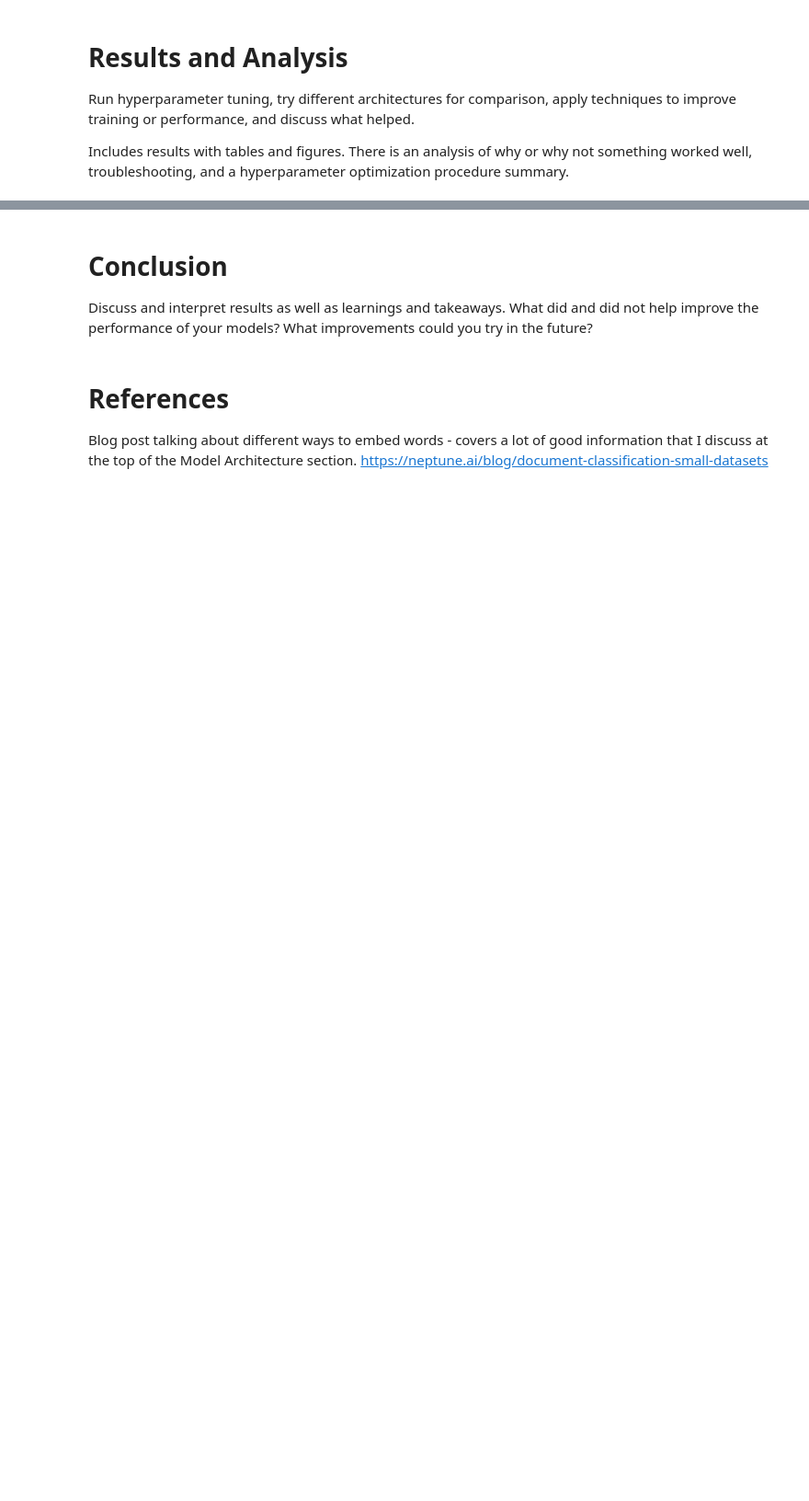
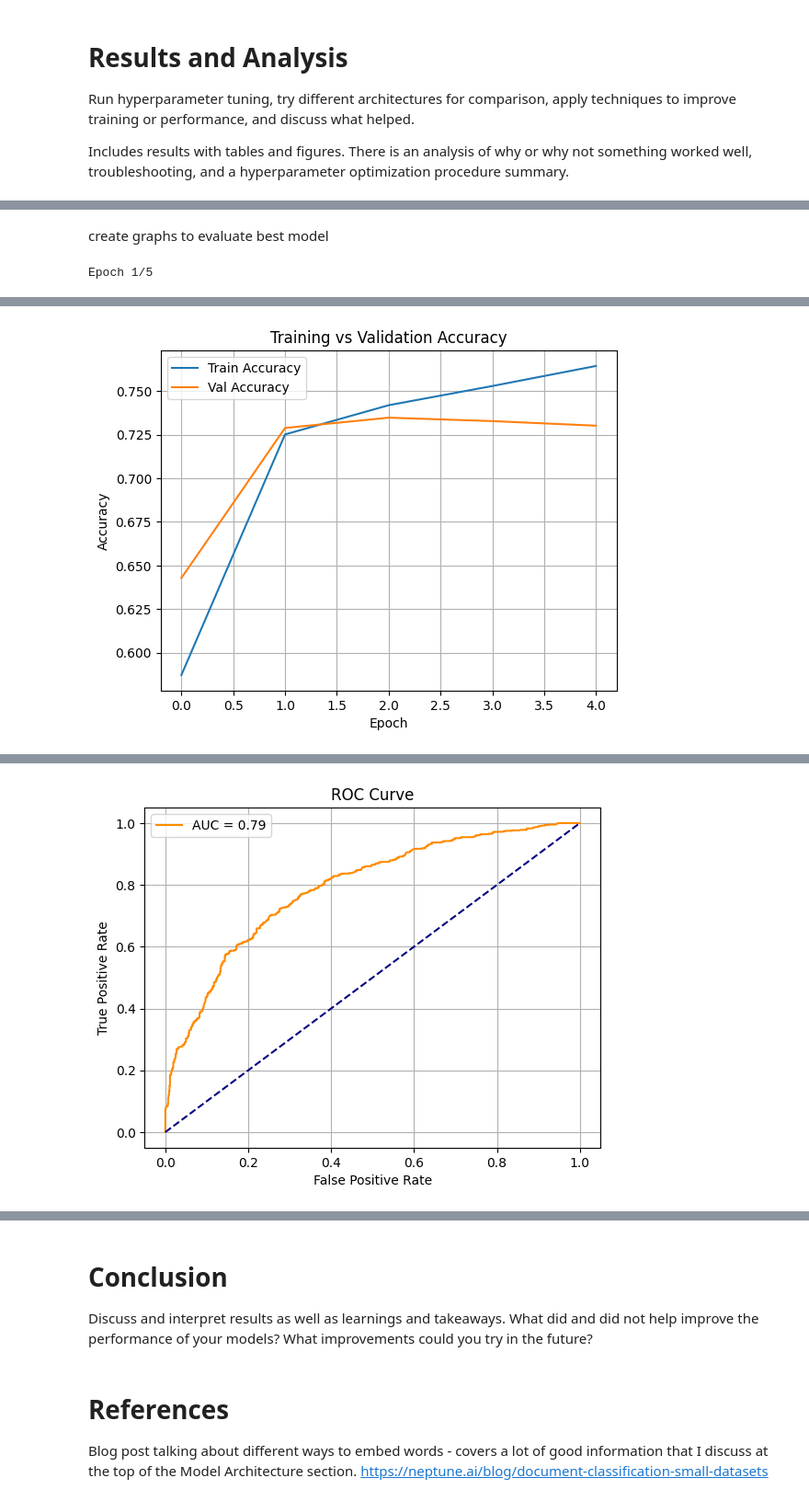
Before and after one commit to nickStanisic/Disaster-Detector, a Jupyter notebook: DisasterDetector.ipynb, the cells around one changed output, grey strips where cells are left out. Shown at 92% size. Saved outputs shown, nothing was run; the diff lists cells and outputs as text; code cells hidden in the pictures; blank space fills up the shorter version.

```diff
--- a/DisasterDetector.ipynb
+++ b/DisasterDetector.ipynb
@@ -272,0 +575,11 @@ Includes results with tables and figures. There is an analysis of why or why not
+# %%
+from keras_tuner.tuners import RandomSearch
+#use random to get a sampling of tuner options, there are 128 options. I'll sample 24 of them
+tuner = RandomSearch(
+    build_model,
+    objective='val_accuracy',
+    max_trials=24,
+    executions_per_trial=1,
+    directory='tuner_dir',
+    project_name='tune_lstm_dense_dropout_optimizer'
+)
@@ -272,0 +639,67 @@ Includes results with tables and figures. There is an analysis of why or why not
+# %% [markdown]
+create graphs to evaluate best model
+# %%
+from sklearn.metrics import roc_curve, auc, confusion_matrix, ConfusionMatrixDisplay
+#train best model
+X_val_dict = {
+    'text_input': X_text_val,
+    'keyword_input': X_keyword_val,
+    'location_input': X_location_val
+}
+X_train_dict = {
+    'text_input': X_text_train,
+    'keyword_input': X_keyword_train,
+    'location_input': X_location_train
+}
+
+best_hp = tuner.get_best_hyperparameters(1)[0]
+final_model = build_model(best_hp)  # Use your tuning build function
+
+history = final_model.fit(
+    x=X_train_dict,
+    y=y_train,
+    validation_data=(X_val_dict, y_val),
+    epochs=5,
+    batch_size=32
+)
+
+#accuracy val vs train graph
+plt.plot(history.history['accuracy'], label='Train Accuracy')
+plt.plot(history.history['val_accuracy'], label='Val Accuracy')
+plt.title('Training vs Validation Accuracy')
+plt.xlabel('Epoch')
+plt.ylabel('Accuracy')
+plt.legend()
+plt.grid(True)
+plt.show()
+
+#AUC graph
+y_probs = final_model.predict(X_val_dict).ravel()
+
+fpr, tpr, thresholds = roc_curve(y_val, y_probs)
+roc_auc = auc(fpr, tpr)
+
+plt.figure()
+plt.plot(fpr, tpr, color='darkorange', label=f'AUC = {roc_auc:.2f}')
+plt.plot([0, 1], [0, 1], color='navy', linestyle='--')
+plt.title('ROC Curve')
+plt.xlabel('False Positive Rate')
+plt.ylabel('True Positive Rate')
+plt.legend()
+plt.grid(True)
+plt.show()
+
+#Confusion matrix
+y_pred = (y_probs > 0.5).astype(int)
+
+# Compute confusion matrix
+cm = confusion_matrix(y_val, y_pred)
+
+# Plot it
+disp = ConfusionMatrixDisplay(confusion_matrix=cm, display_labels=[0, 1])
+disp.plot(cmap='Blues')
+plt.title("Confusion Matrix")
+plt.grid(False)
+plt.show()
+# %% [output]
+Epoch 1/5
@@ -272,0 +715 @@ Includes results with tables and figures. There is an analysis of why or why not
+[figure, added]
@@ -272,0 +717 @@ Includes results with tables and figures. There is an analysis of why or why not
+[figure, added]
```
Also changed, not shown: parts of 16 cells of this notebook.
